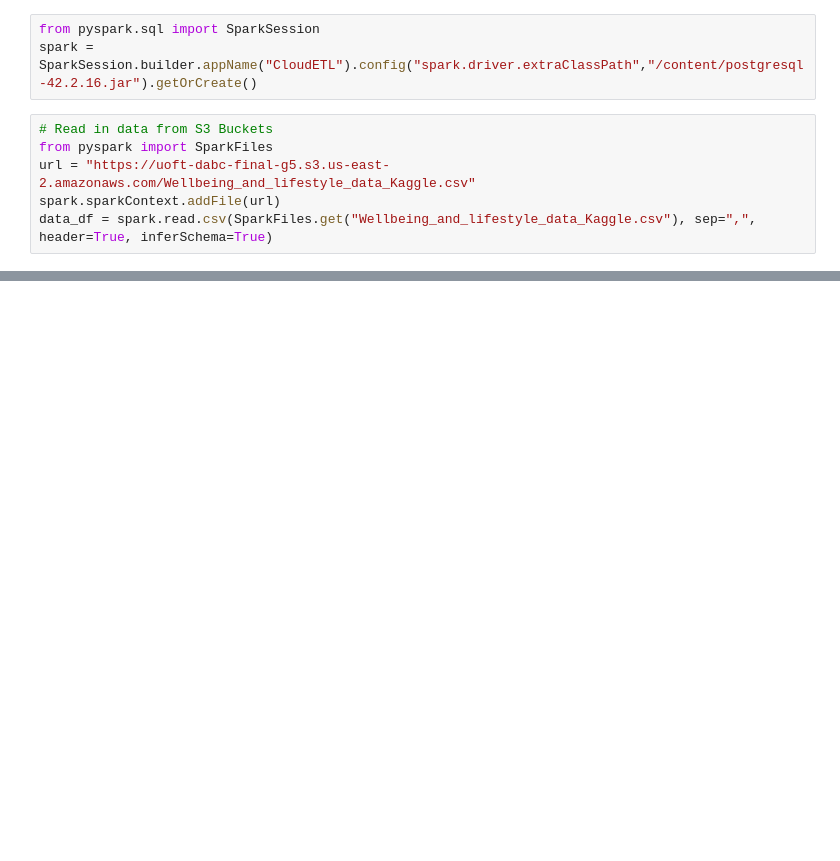
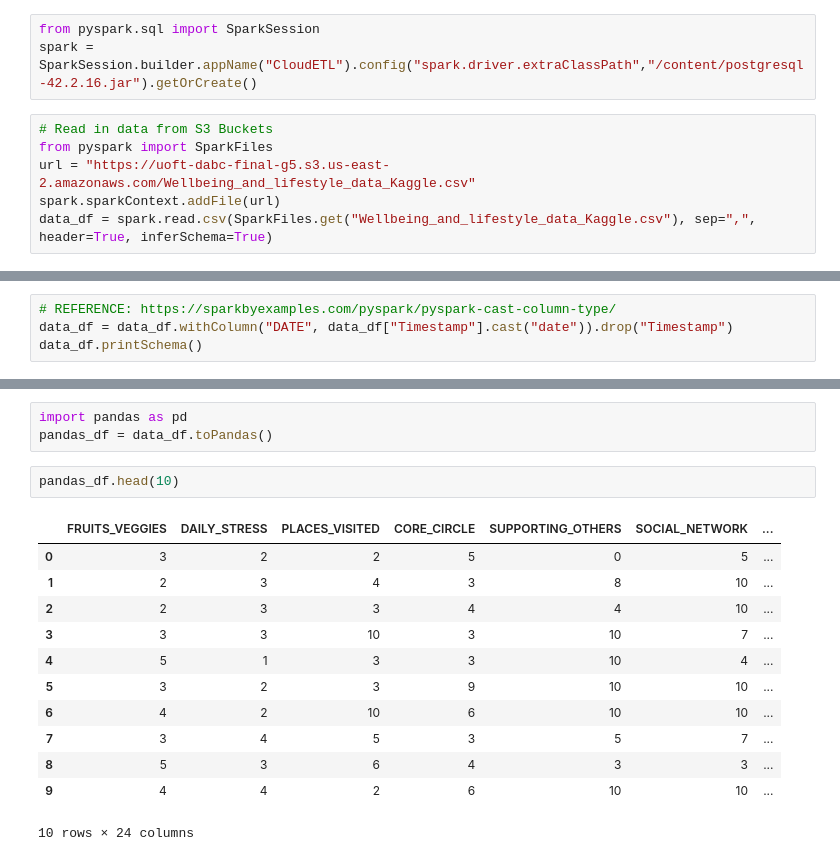
Before and after one commit to crystdang/DABC-final-g5, a Jupyter notebook: ETL.ipynb, the cells around one changed output, grey strips where cells are left out. Saved outputs shown, nothing was run; the diff lists cells and outputs as text; blank space fills up the shorter version.

Commit message:
Created using Colaboratory, data exploration

```diff
--- a/ETL.ipynb
+++ b/ETL.ipynb
@@ -59,0 +123,4 @@ data_df = spark.read.csv(SparkFiles.get("Wellbeing_and_lifestyle_data_Kaggle.csv
+# %%
+# REFERENCE: https://sparkbyexamples.com/pyspark/pyspark-cast-column-type/
+data_df = data_df.withColumn("DATE", data_df["Timestamp"].cast("date")).drop("Timestamp")
+data_df.printSchema()
@@ -59,0 +319,18 @@ data_df = spark.read.csv(SparkFiles.get("Wellbeing_and_lifestyle_data_Kaggle.csv
+# %%
+import pandas as pd
+pandas_df = data_df.toPandas()
+# %%
+pandas_df.head(10)
+# %% [output]
+|  | FRUITS_VEGGIES | DAILY_STRESS | PLACES_VISITED | CORE_CIRCLE | SUPPORTING_OTHERS | SOCIAL_NETWORK | ... |
+| 0 | 3 | 2 | 2 | 5 | 0 | 5 | ... |
+| 1 | 2 | 3 | 4 | 3 | 8 | 10 | ... |
+| 2 | 2 | 3 | 3 | 4 | 4 | 10 | ... |
+| 3 | 3 | 3 | 10 | 3 | 10 | 7 | ... |
+| 4 | 5 | 1 | 3 | 3 | 10 | 4 | ... |
+| 5 | 3 | 2 | 3 | 9 | 10 | 10 | ... |
+| 6 | 4 | 2 | 10 | 6 | 10 | 10 | ... |
+| 7 | 3 | 4 | 5 | 3 | 5 | 7 | ... |
+| 8 | 5 | 3 | 6 | 4 | 3 | 3 | ... |
+| 9 | 4 | 4 | 2 | 6 | 10 | 10 | ... |
+10 rows × 24 columns
```
Also changed, not shown: parts of 21 cells of this notebook.
